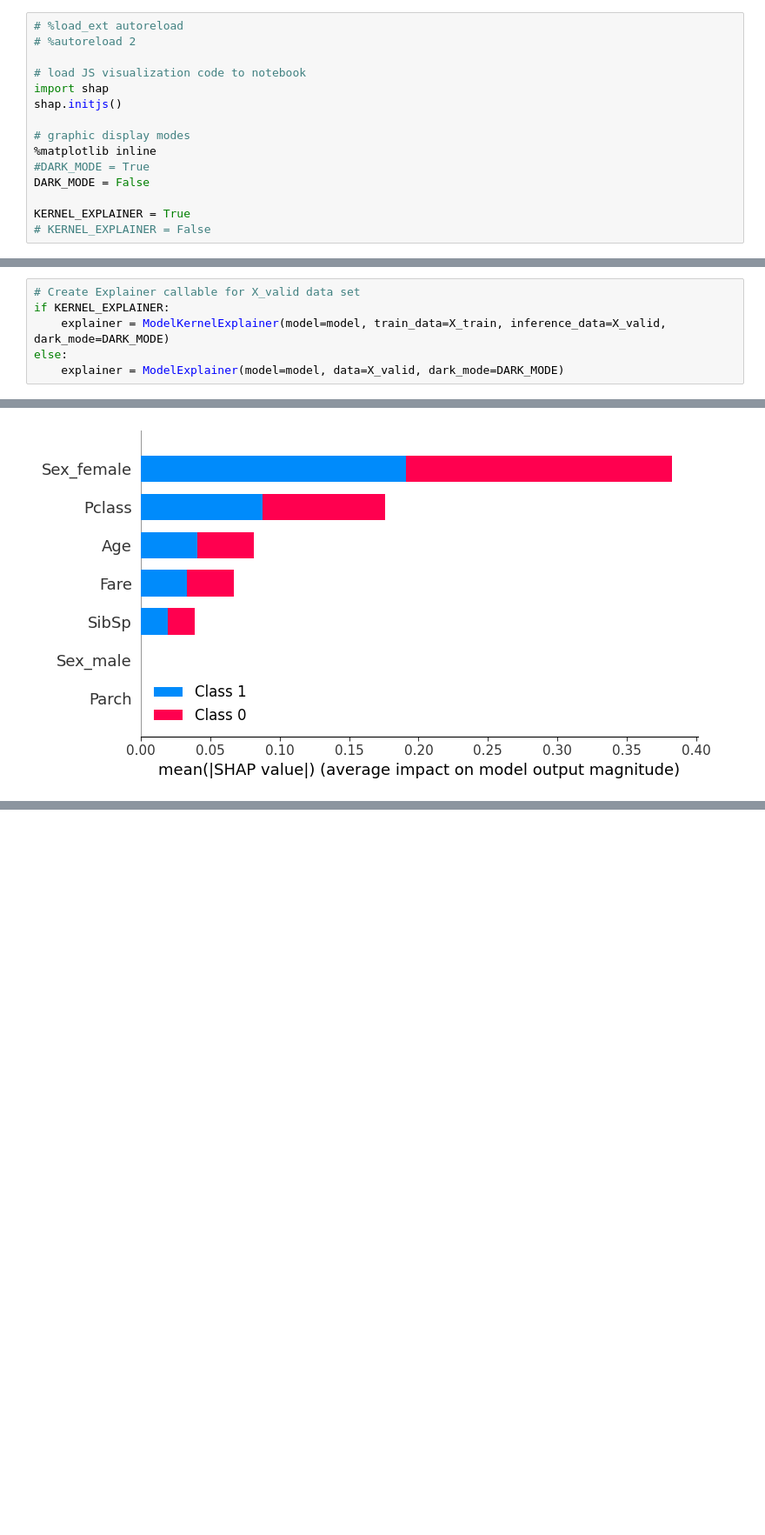
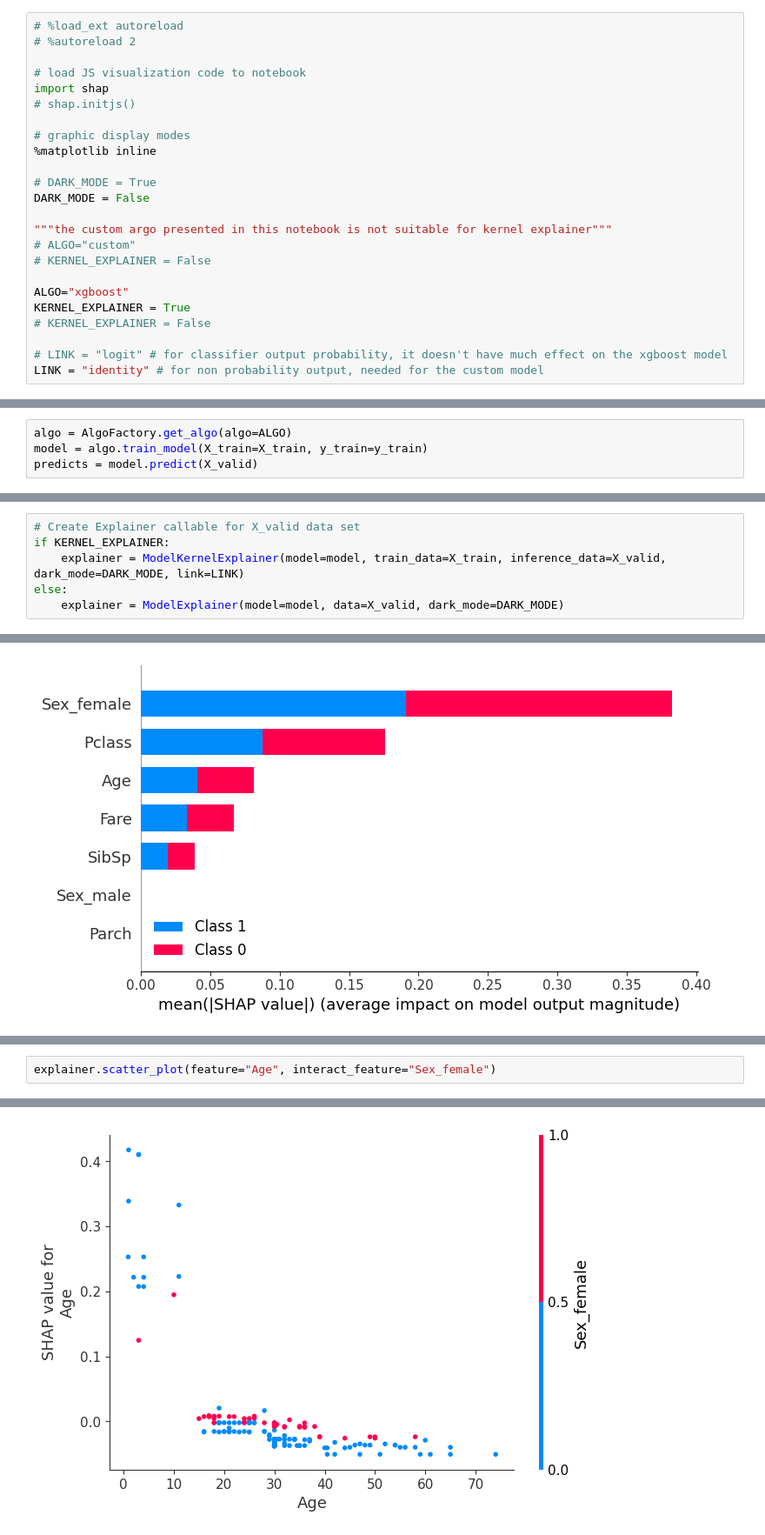
Before and after one commit to yingding/tf-every-day, a Jupyter notebook: 12shap/titanic.ipynb, the cells around one changed output, grey strips where cells are left out. Shown at 87% size. Saved outputs shown, nothing was run; the diff lists cells and outputs as text; blank space fills up the shorter version.

Commit message:
updated scatter plot for custom model

```diff
--- a/12shap/titanic.ipynb
+++ b/12shap/titanic.ipynb
@@ -79,12 +79,21 @@ Some children travelled only with a nanny, therefore parch=0 for them.
 
 # load JS visualization code to notebook
 import shap
-shap.initjs()
+# shap.initjs()
 
 # graphic display modes
 %matplotlib inline
-#DARK_MODE = True
+
+# DARK_MODE = True
 DARK_MODE = False
 
+"""the custom argo presented in this notebook is not suitable for kernel explainer"""
+# ALGO="custom"
+# KERNEL_EXPLAINER = False
+
+ALGO="xgboost"
 KERNEL_EXPLAINER = True
 # KERNEL_EXPLAINER = False
+
+# LINK = "logit" # for classifier output probability, it doesn't have much effect on the xgboost model
+LINK = "identity" # for non probability output, needed for the custom model
@@ -314,0 +319,4 @@ predicts = model.predict(X_valid)
+# %%
+algo = AlgoFactory.get_algo(algo=ALGO)
+model = algo.train_model(X_train=X_train, y_train=y_train)
+predicts = model.predict(X_valid)
@@ -352,7 +364,7 @@ validator.display_roc_curve()
 # %%
 # Create Explainer callable for X_valid data set
 if KERNEL_EXPLAINER:
-    explainer = ModelKernelExplainer(model=model, train_data=X_train, inference_data=X_valid, dark_mode=DARK_MODE)
+    explainer = ModelKernelExplainer(model=model, train_data=X_train, inference_data=X_valid, dark_mode=DARK_MODE, link=LINK)
 else:
     explainer = ModelExplainer(model=model, data=X_valid, dark_mode=DARK_MODE)
 # %% [output]
@@ -455,0 +476,3 @@ import shap
+# %%
+explainer.scatter_plot(feature="Age", interact_feature="Sex_female")
+# %% [output]
@@ -455,0 +480 @@ import shap
+[figure, added]
```
Also changed, not shown: parts of 25 cells of this notebook, 1 other file.
